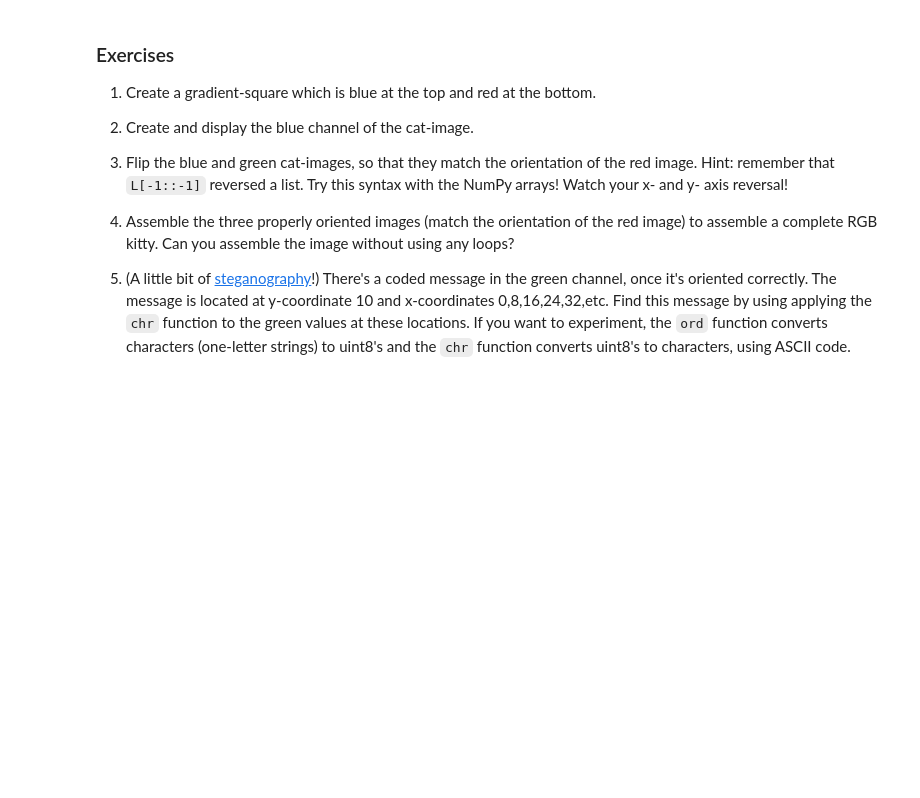
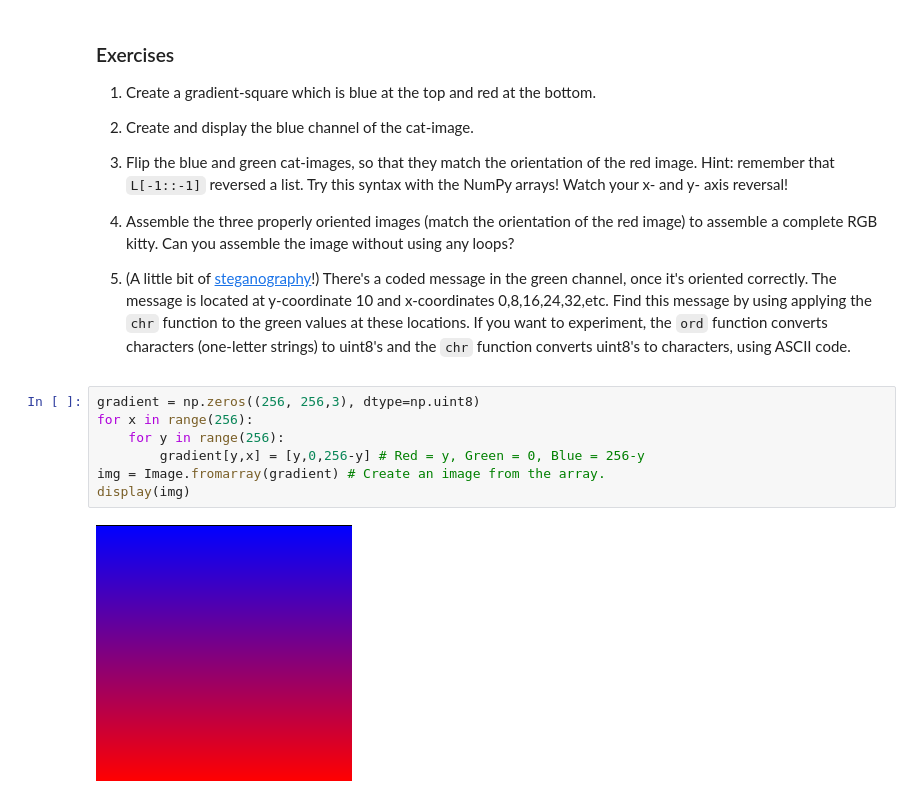
Before and after one commit to denaliwilson/Math-152, a Jupyter notebook: Copy_of_P4M_Notebook_4.ipynb, the cells around one changed output. Drawn from its saved outputs; the diff is of its cells as text; blank space fills up the shorter version.

```diff
--- a/Copy_of_P4M_Notebook_4.ipynb
+++ b/Copy_of_P4M_Notebook_4.ipynb
@@ -1081,3 +1107,12 @@ Now we see the problem!  Complete the exercises below to fix the image.
 4.  Assemble the three properly oriented images (match the orientation of the red image) to assemble a complete RGB kitty.  Can you assemble the image without using any loops?
 
 5.  (A little bit of [steganography](https://en.wikipedia.org/wiki/Steganography)!)  There's a coded message in the green channel, once it's oriented correctly.  The message is located at y-coordinate 10 and x-coordinates 0,8,16,24,32,etc.  Find this message by using applying the `chr` function to the green values at these locations.  If you want to experiment, the `ord` function converts characters (one-letter strings) to uint8's and the `chr` function converts uint8's to characters, using ASCII code.
+# %%
+gradient = np.zeros((256, 256,3), dtype=np.uint8)
+for x in range(256):
+    for y in range(256):
+        gradient[y,x] = [y,0,256-y] # Red = y, Green = 0, Blue = 256-y
+img = Image.fromarray(gradient) # Create an image from the array.
+display(img)
+# %% [output]
+[figure, added]
```
Also changed, not shown: parts of 15 cells of this notebook.
